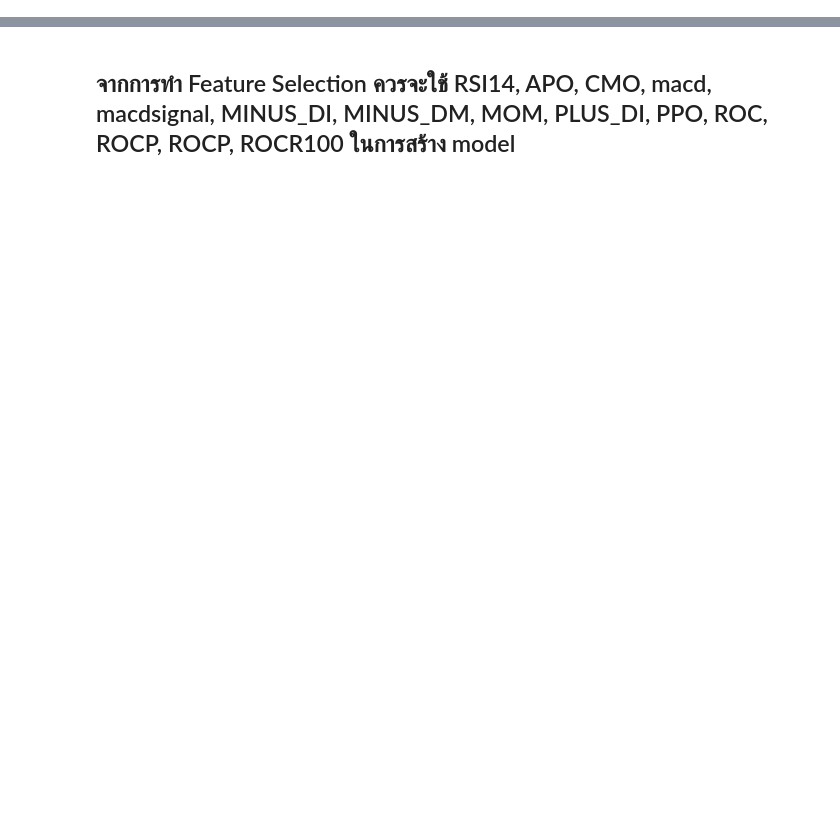
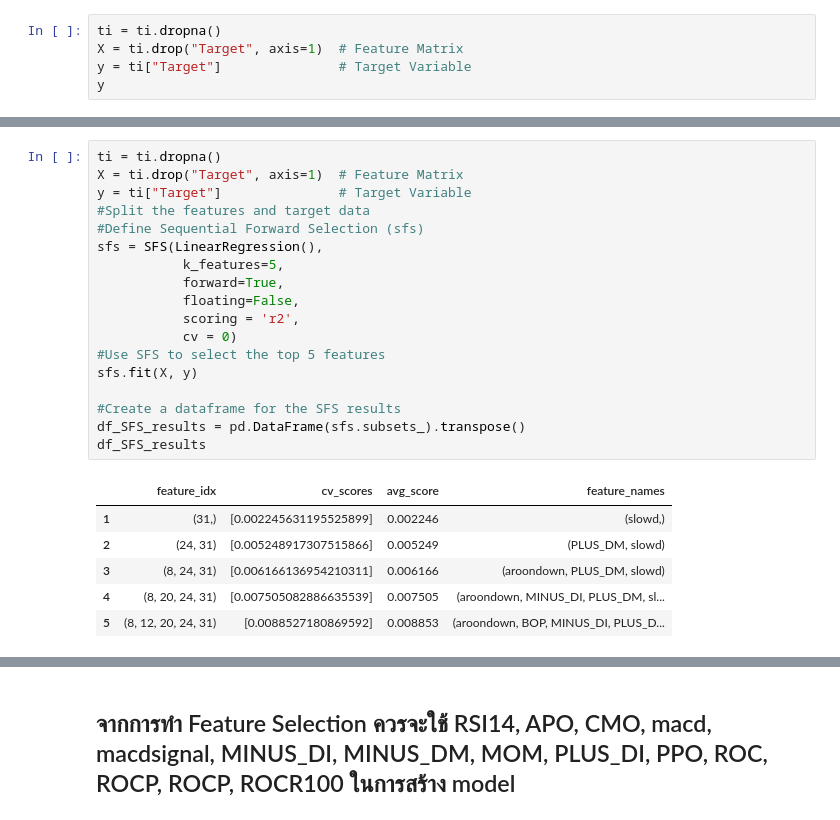
Before and after one commit to pro10150/stock-prediction, a Jupyter notebook: stock-prediction.ipynb, the cells around one changed output, grey strips where cells are left out. Cells and saved outputs as stored; diff of their text form; blank space fills up the shorter version.

```diff
--- a/stock-prediction.ipynb
+++ b/stock-prediction.ipynb
@@ -304,0 +167,5 @@ Name: Close, dtype: float64
+# %%
+ti = ti.dropna()
+X = ti.drop("Target", axis=1)  # Feature Matrix
+y = ti["Target"]               # Target Variable
+y
@@ -304,0 +281,25 @@ Name: Close, dtype: float64
+# %%
+ti = ti.dropna()
+X = ti.drop("Target", axis=1)  # Feature Matrix
+y = ti["Target"]               # Target Variable
+#Split the features and target data
+#Define Sequential Forward Selection (sfs)
+sfs = SFS(LinearRegression(),
+           k_features=5,
+           forward=True,
+           floating=False,
+           scoring = 'r2',
+           cv = 0)
+#Use SFS to select the top 5 features
+sfs.fit(X, y)
+
+#Create a dataframe for the SFS results
+df_SFS_results = pd.DataFrame(sfs.subsets_).transpose()
+df_SFS_results
+# %% [output]
+|  | feature_idx | cv_scores | avg_score | feature_names |
+| 1 | (31,) | [0.002245631195525899] | 0.002246 | (slowd,) |
+| 2 | (24, 31) | [0.005248917307515866] | 0.005249 | (PLUS_DM, slowd) |
+| 3 | (8, 24, 31) | [0.006166136954210311] | 0.006166 | (aroondown, PLUS_DM, slowd) |
+| 4 | (8, 20, 24, 31) | [0.007505082886635539] | 0.007505 | (aroondown, MINUS_DI, PLUS_DM, sl... |
+| 5 | (8, 12, 20, 24, 31) | [0.0088527180869592] | 0.008853 | (aroondown, BOP, MINUS_DI, PLUS_D... |
```
Also changed, not shown: parts of 38 cells of this notebook.
